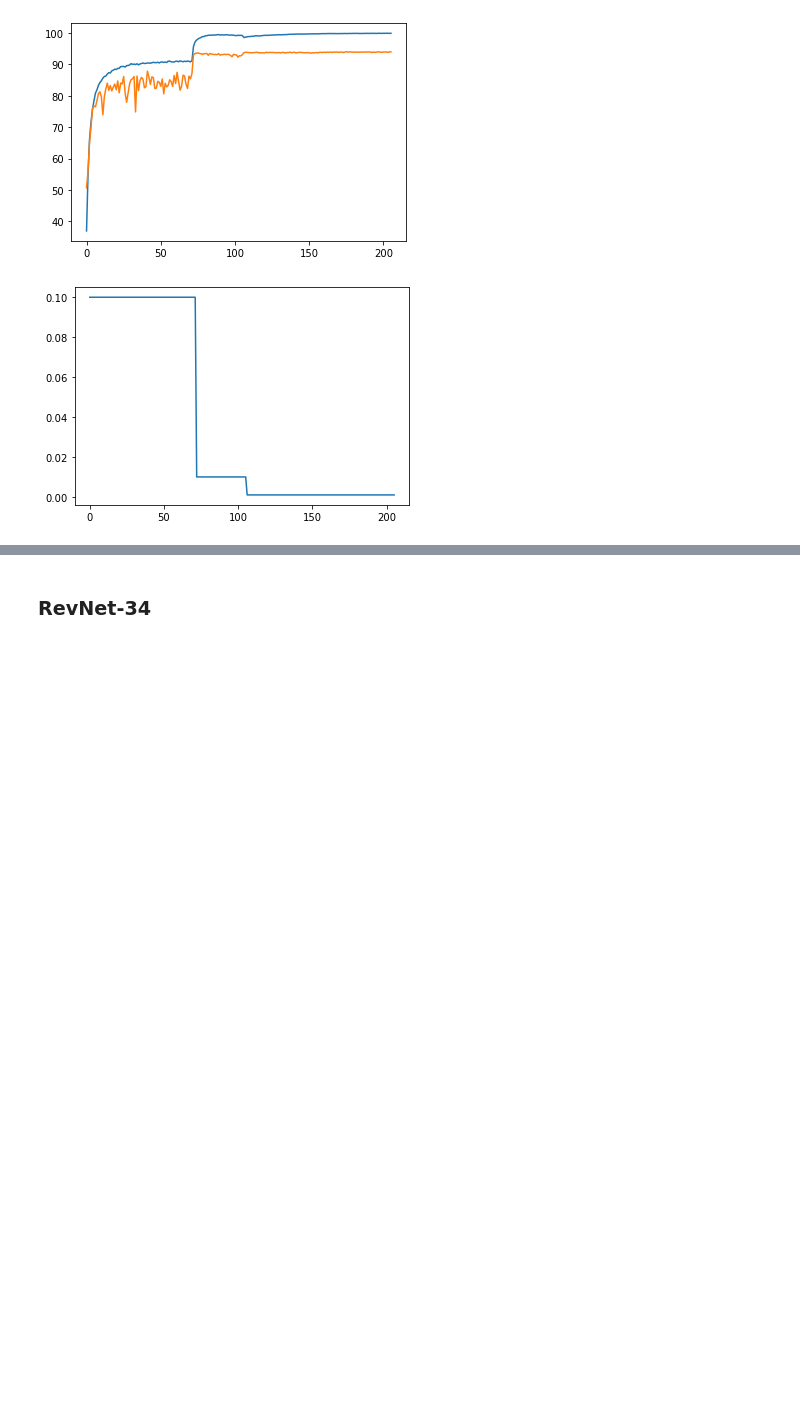
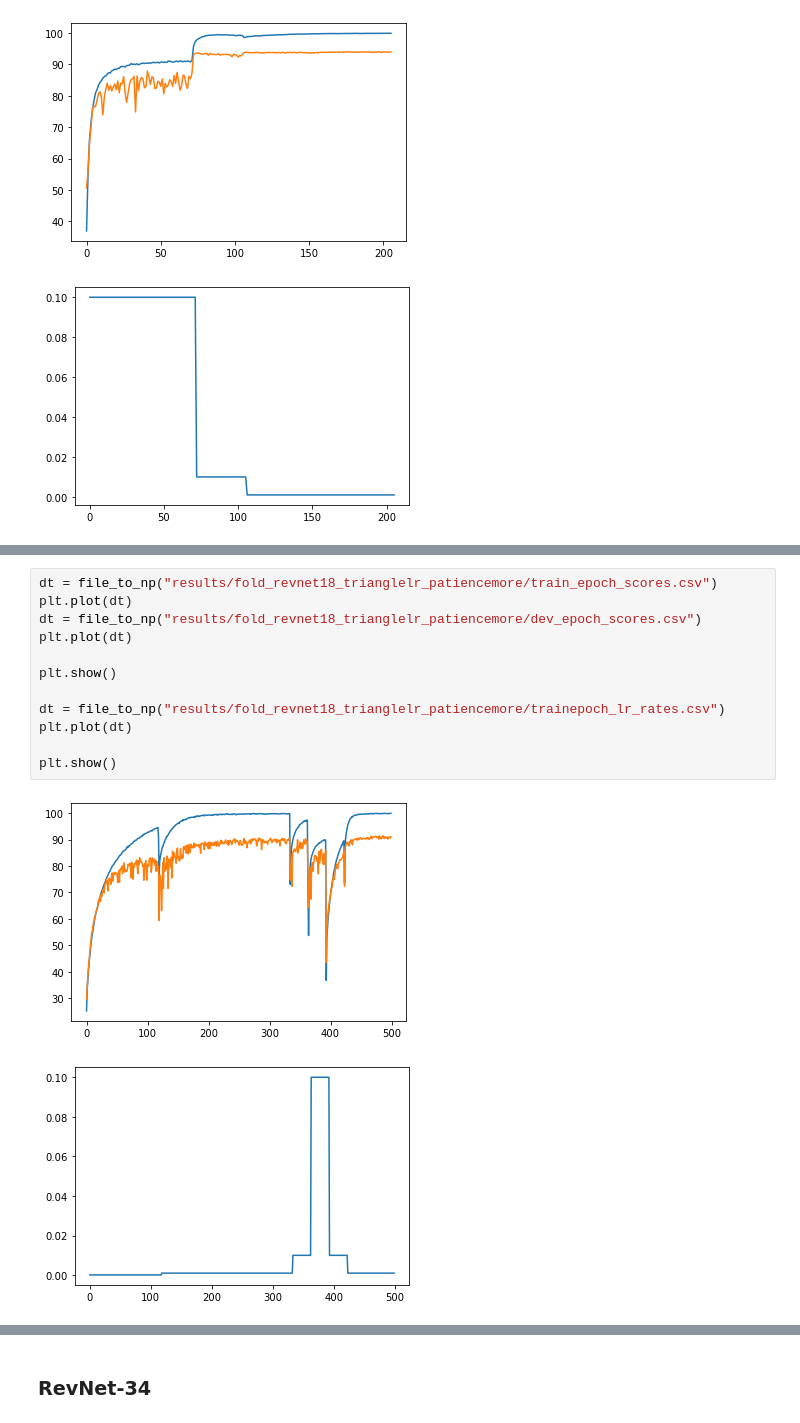
Before and after one commit to Myyyr/classification, a Jupyter notebook: analyse.ipynb, the cells around one changed output, grey strips where cells are left out. Drawn from its saved outputs; the diff is of its cells as text; blank space fills up the shorter version.

```diff
--- a/analyse.ipynb
+++ b/analyse.ipynb
@@ -46,0 +108,15 @@ plt.show()
+# %%
+dt = file_to_np("results/fold_revnet18_trianglelr_patiencemore/train_epoch_scores.csv")
+plt.plot(dt)
+dt = file_to_np("results/fold_revnet18_trianglelr_patiencemore/dev_epoch_scores.csv")
+plt.plot(dt)
+
+plt.show()
+
+dt = file_to_np("results/fold_revnet18_trianglelr_patiencemore/trainepoch_lr_rates.csv")
+plt.plot(dt)
+
+plt.show()
+# %% [output]
+[figure, added]
+[figure, added]
```
Also changed, not shown: parts of 23 cells of this notebook.
